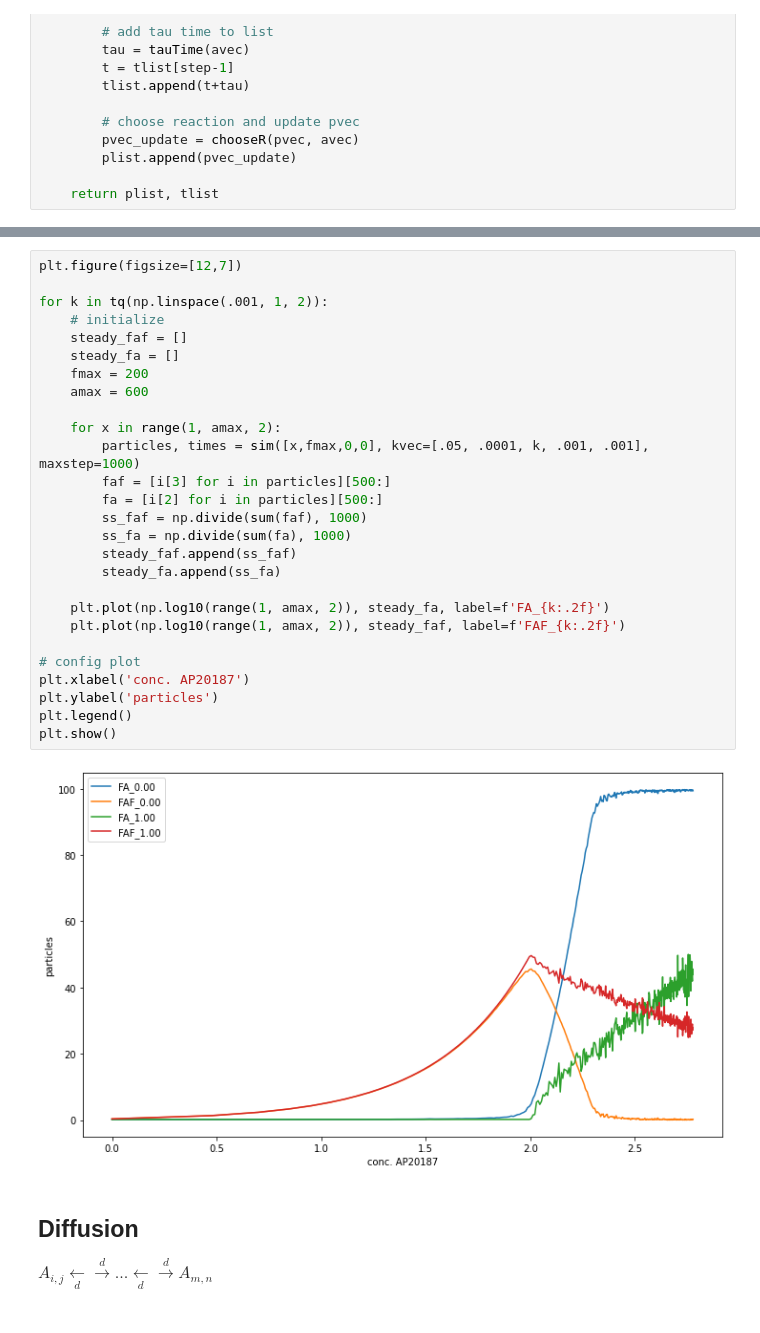
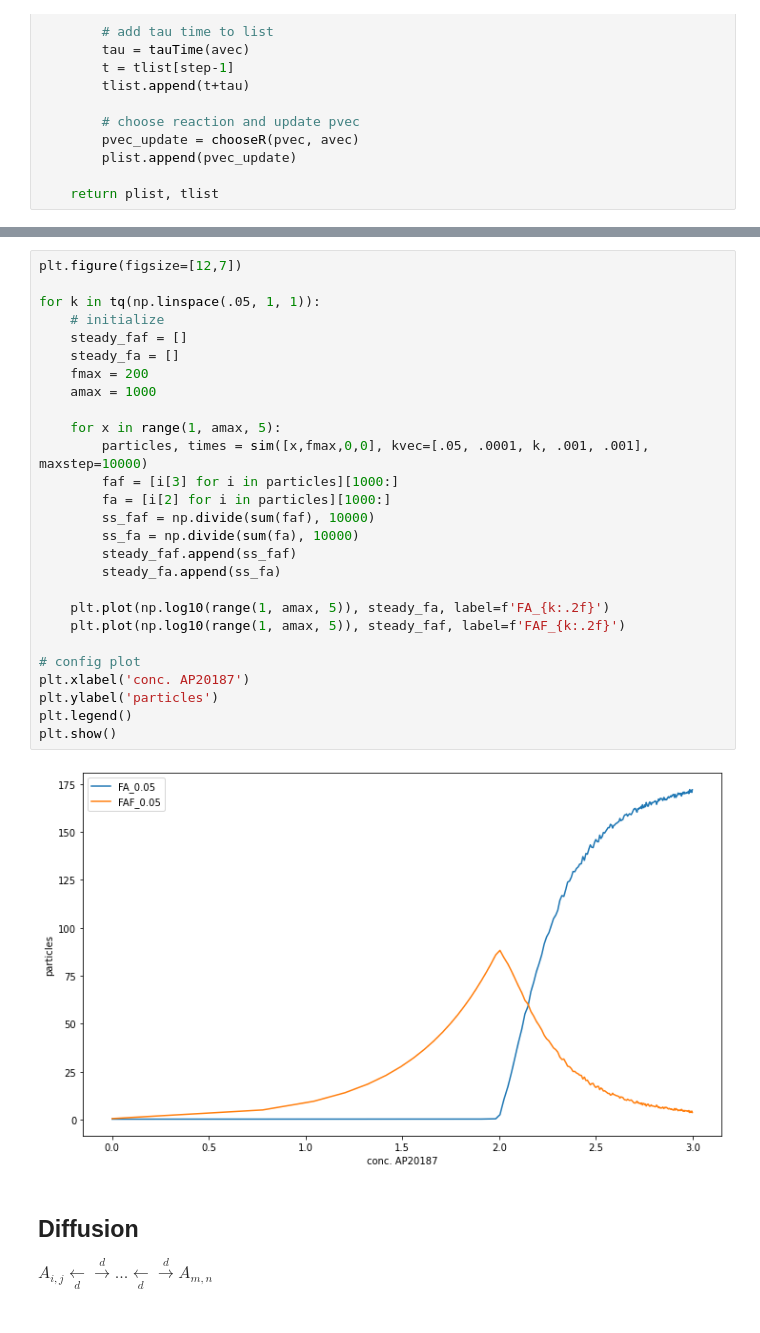
Before and after one commit to mileswhen/gillessa, a Jupyter notebook: SRDS.ipynb, the cells around one changed output, grey strips where cells are left out. Cells and saved outputs as stored; diff of their text form.

```diff
--- a/SRDS.ipynb
+++ b/SRDS.ipynb
@@ -341,32 +341,32 @@ plt.show()
 # %%
 plt.figure(figsize=[12,7])
 
-for k in tq(np.linspace(.001, 1, 2)):
+for k in tq(np.linspace(.05, 1, 1)):
     # initialize
     steady_faf = []
     steady_fa = []
     fmax = 200
-    amax = 600
+    amax = 1000
 
-    for x in range(1, amax, 2):
-        particles, times = sim([x,fmax,0,0], kvec=[.05, .0001, k, .001, .001], maxstep=1000)
-        faf = [i[3] for i in particles][500:]
-        fa = [i[2] for i in particles][500:]
-        ss_faf = np.divide(sum(faf), 1000)
-        ss_fa = np.divide(sum(fa), 1000)
+    for x in range(1, amax, 5):
+        particles, times = sim([x,fmax,0,0], kvec=[.05, .0001, k, .001, .001], maxstep=10000)
+        faf = [i[3] for i in particles][1000:]
+        fa = [i[2] for i in particles][1000:]
+        ss_faf = np.divide(sum(faf), 10000)
+        ss_fa = np.divide(sum(fa), 10000)
         steady_faf.append(ss_faf)
         steady_fa.append(ss_fa)
 
-    plt.plot(np.log10(range(1, amax, 2)), steady_fa, label=f'FA_{k:.2f}')
-    plt.plot(np.log10(range(1, amax, 2)), steady_faf, label=f'FAF_{k:.2f}')
+    plt.plot(np.log10(range(1, amax, 5)), steady_fa, label=f'FA_{k:.2f}')
+    plt.plot(np.log10(range(1, amax, 5)), steady_faf, label=f'FAF_{k:.2f}')
 
 # config plot
 plt.xlabel('conc. AP20187')
 plt.ylabel('particles')
 plt.legend()
 plt.show()
 # %% [output]
-[figure, old version]
+[figure, new version]
 # %% [markdown]
 ## Diffusion
 $A_{i,j} \xleftarrow[d]{}\xrightarrow{d} ... \xleftarrow[d]{} \xrightarrow{d} A_{m,n}   $<br><br>
```
Also changed, not shown: parts of 5 cells of this notebook, 1 other file.
